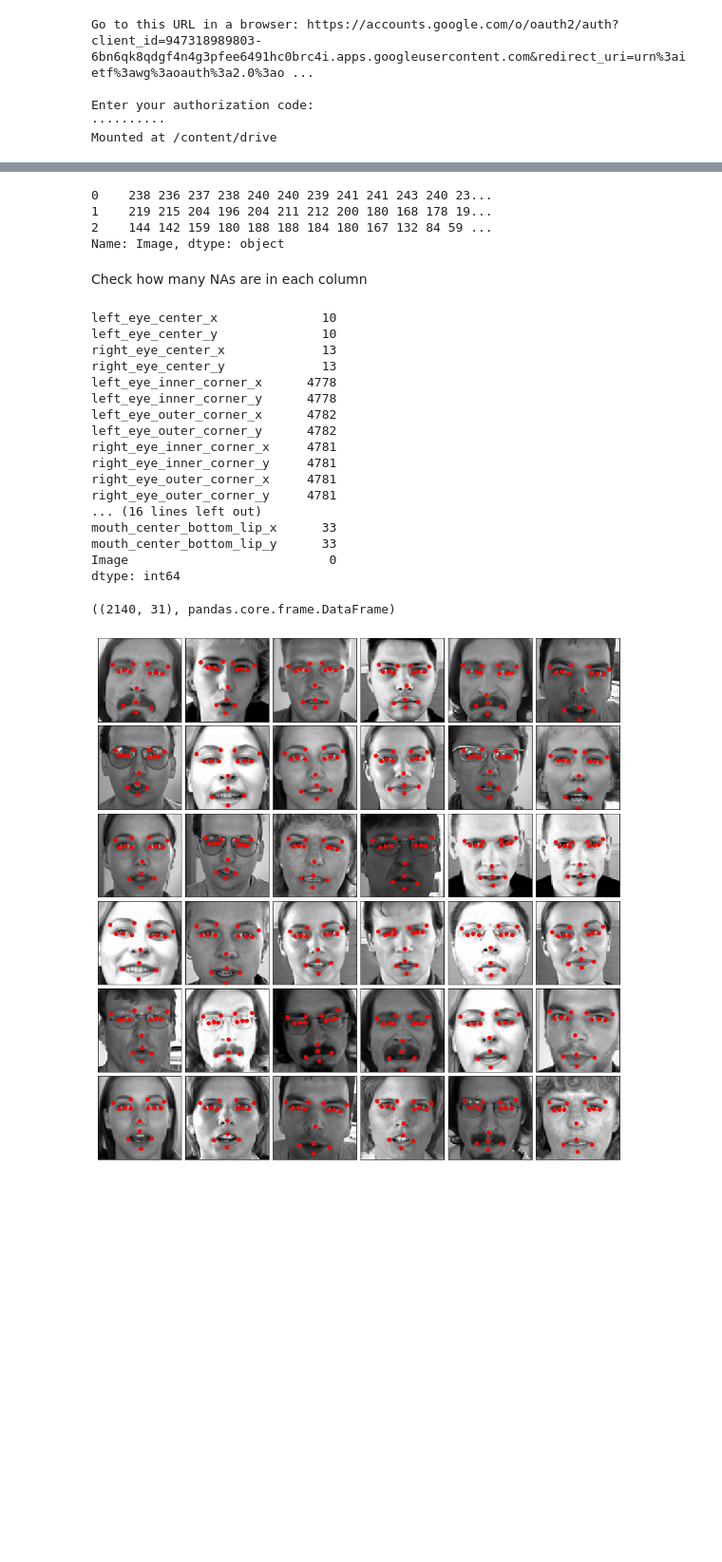
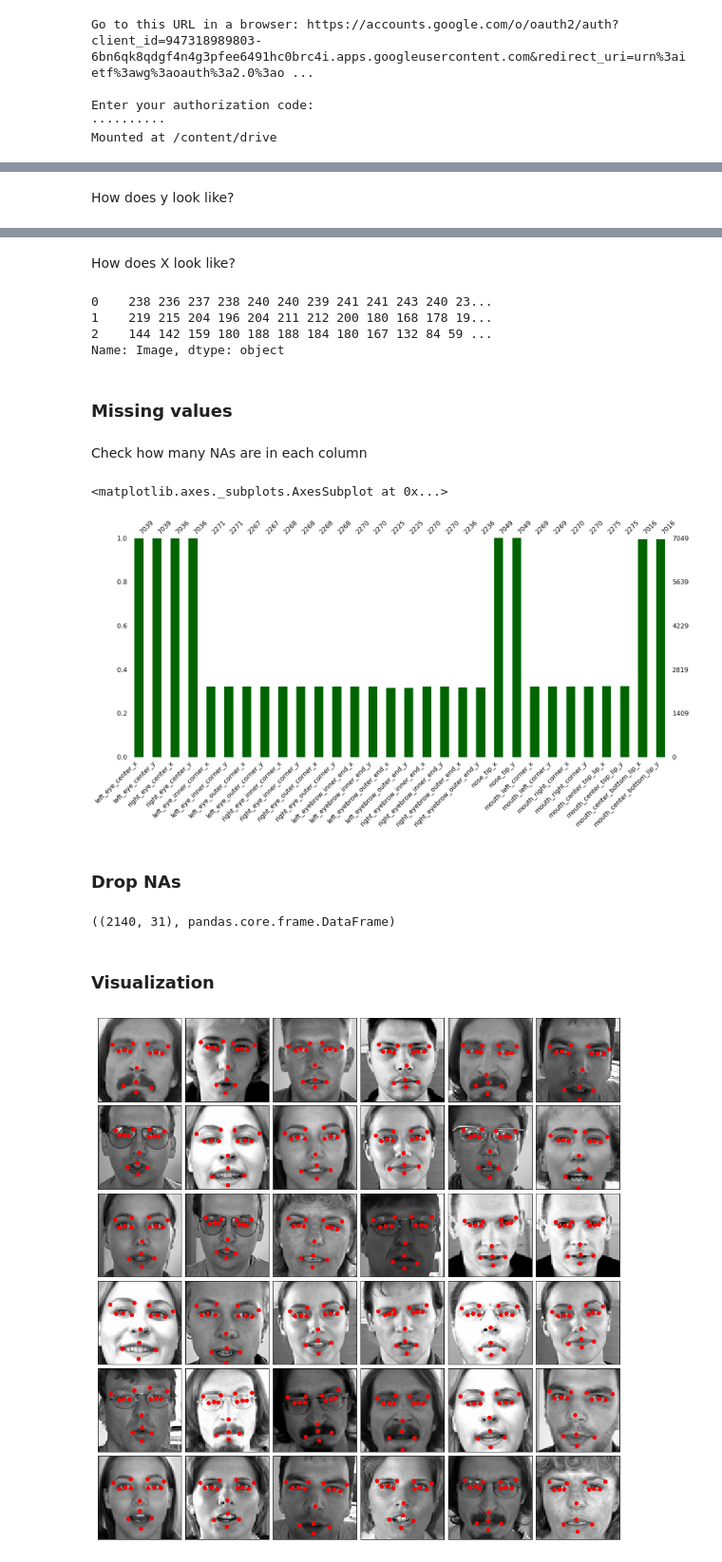
Before and after one commit to blawok/Facial_Keypoints, a Jupyter notebook: facial_keypoint_detection.ipynb, the cells around one changed output, grey strips where cells are left out. Shown at 95% size. Cells and saved outputs as stored; diff of their text form; code cells hidden in the pictures; blank space fills up the shorter version.

```diff
--- a/facial_keypoint_detection.ipynb
+++ b/facial_keypoint_detection.ipynb
@@ -36,3 +50,5 @@ training = pd.read_csv('drive/My Drive/facial_keypoints_data/training/training.c
+# %% [markdown]
+How does y look like?
 # %%
 training.loc[:, training.columns != 'Image'].head()
 # %% [output]
@@ -42,6 +58,8 @@ training.loc[:, training.columns != 'Image'].head()
 | 2 | 65.057053 | 34.909642 | 30.903789 | 34.909642 | 59.412000 | ... |
 | 3 | 65.225739 | 37.261774 | 32.023096 | 37.261774 | 60.003339 | ... |
 | 4 | 66.725301 | 39.621261 | 32.244810 | 38.042032 | 58.565890 | ... |
+# %% [markdown]
+How does X look like?
 # %%
 training['Image'].head(3)
 # %% [output]
@@ -49,4 +67,6 @@ training['Image'].head(3)
 1    219 215 204 196 204 211 212 200 180 168 178 19...
 2    144 142 159 180 188 188 184 180 167 132 84 59 ...
 Name: Image, dtype: object
+# %% [markdown]
+### Missing values
 # %% [markdown]
@@ -53,21 +74,6 @@ Name: Image, dtype: object
 Check how many NAs are in each column
-# %%
-training.isna().sum()
-# %% [output]
-left_eye_center_x              10
-left_eye_center_y              10
-right_eye_center_x             13
-right_eye_center_y             13
-left_eye_inner_corner_x      4778
-left_eye_inner_corner_y      4778
-left_eye_outer_corner_x      4782
-left_eye_outer_corner_y      4782
-right_eye_inner_corner_x     4781
-right_eye_inner_corner_y     4781
-right_eye_outer_corner_x     4781
-right_eye_outer_corner_y     4781
-... (16 lines left out)
-mouth_center_bottom_lip_x      33
-mouth_center_bottom_lip_y      33
-Image                           0
-dtype: int64
+# %%
+msno.bar(training[training.columns[:-1]], color='darkgreen')
+# %% [output]
+<matplotlib.axes._subplots.AxesSubplot at 0x...>
+[figure, added]
@@ -74,3 +83,5 @@ dtype: int64
+# %% [markdown]
+### Drop NAs
 # %%
 # drop NA rows
 training = training.dropna()
@@ -79,6 +90,8 @@ training = training.dropna()
 training.shape, type(training)
 # %% [output]
 ((2140, 31), pandas.core.frame.DataFrame)
+# %% [markdown]
+### Visualization
 # %%
 training['Image'] = training['Image'].apply(lambda x: np.fromstring(x, dtype=int, sep=' ').reshape((96,96)))
 # %%
```
Also changed, not shown: parts of 11 cells of this notebook.
